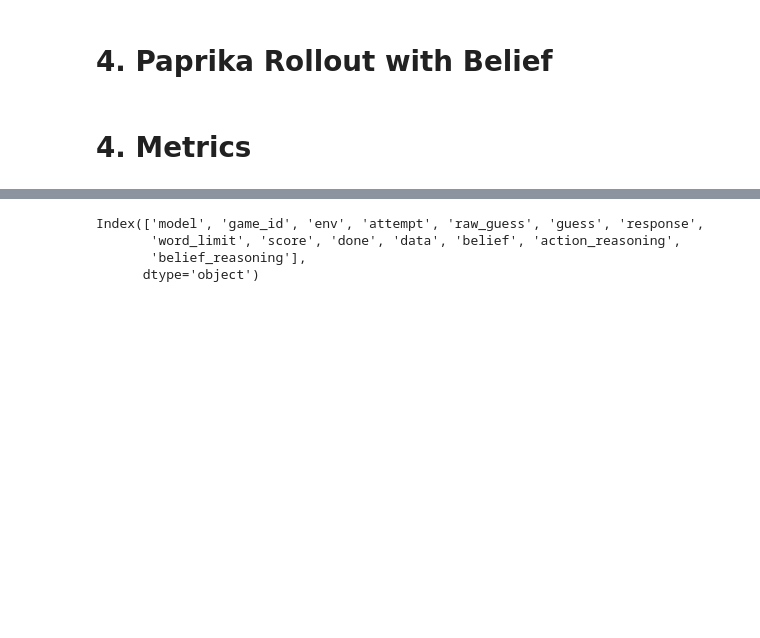
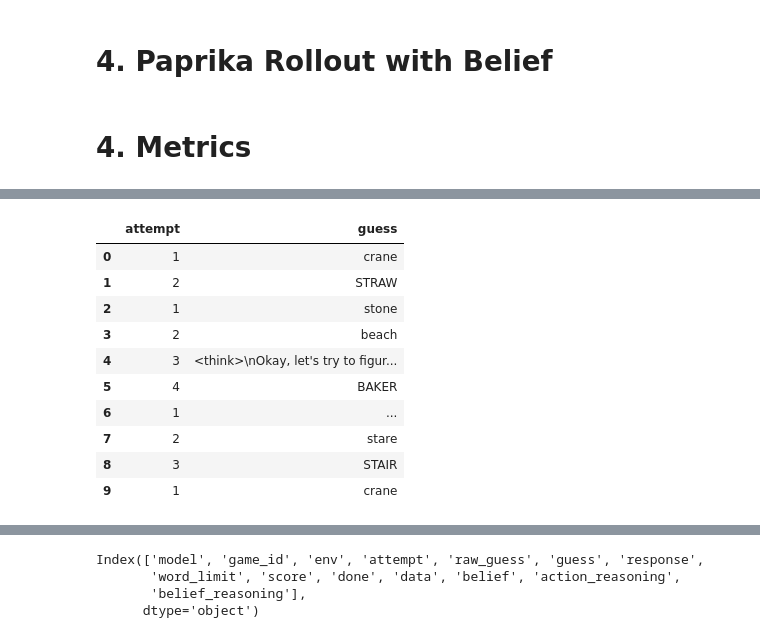
Before and after one commit to jakob-bjorner/verl, a Jupyter notebook: frontier_baselines/paprika_local_llms.ipynb, the cells around one changed output, grey strips where cells are left out. Cells and saved outputs as stored; diff of their text form; code cells hidden in the pictures; blank space fills up the shorter version.

```diff
--- a/frontier_baselines/paprika_local_llms.ipynb
+++ b/frontier_baselines/paprika_local_llms.ipynb
@@ -496,0 +425,14 @@ fig.show()
+# %%
+df[df['model'].str.contains('qwen', case=False)].head(10)[['attempt', 'guess']]
+# %% [output]
+|  | attempt | guess |
+| 0 | 1 | crane |
+| 1 | 2 | STRAW |
+| 2 | 1 | stone |
+| 3 | 2 | beach |
+| 4 | 3 | <think>\nOkay, let's try to figur... |
+| 5 | 4 | BAKER |
+| 6 | 1 | ... |
+| 7 | 2 | stare |
+| 8 | 3 | STAIR |
+| 9 | 1 | crane |
```
Also changed, not shown: parts of 35 cells of this notebook, 6 other files.
